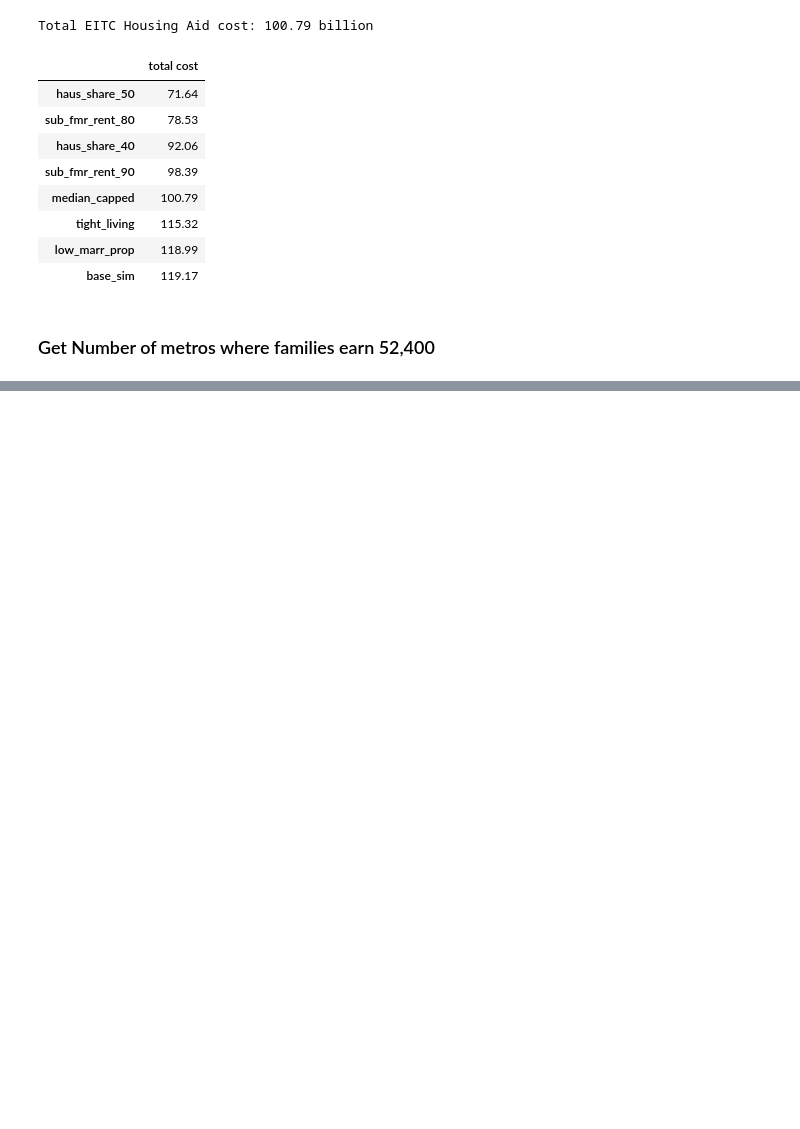
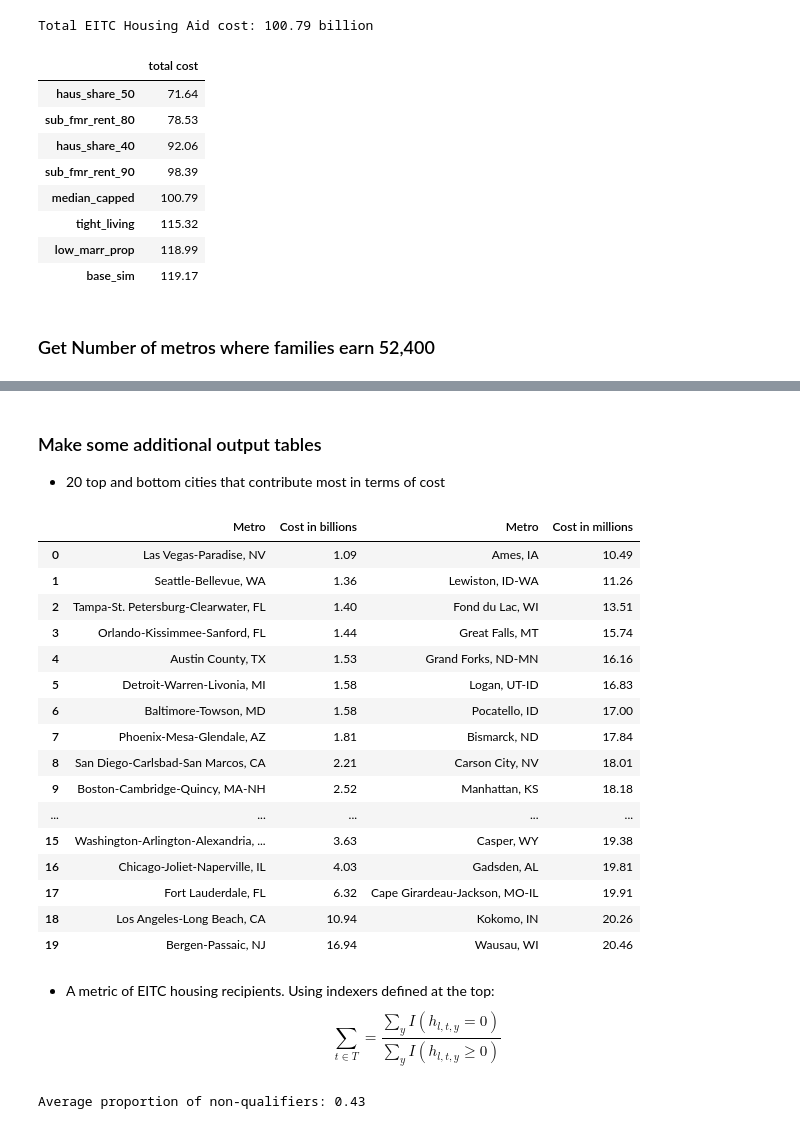
Before and after one commit to kiwiPhrases/EITChousing, a Jupyter notebook: EITC Housing Aid Cost Estimation multi.ipynb, the cells around one changed output, grey strips where cells are left out. Drawn from its saved outputs; the diff is of its cells as text; code cells hidden in the pictures; blank space fills up the shorter version.

Commit message:
added tables

```diff
--- a/EITC Housing Aid Cost Estimation multi.ipynb
+++ b/EITC Housing Aid Cost Estimation multi.ipynb
@@ -46,7 +46,7 @@ import pandas as pd
 import numpy as np
 import numpy.ma as ma
 import re
-data_path = "C:/Users/SpiffyApple/Documents/USC/RaphaelBostic"
+data_path = "C:/Users/SpiffyApple/Documents/USC/RaphaelBostic/EITChousing"
 output_container = {}
 # %%
 #################################################################
@@ -470,10 +470,10 @@ X.fillna(comparison, inplace=True)
 # %%
 ##################################################################
 ############### aggregate aid and filers #########################
-disaggregated =np.multiply(C_2D, X)
+disaggregated_med =np.multiply(C_2D, X)
 
 #summing once gives us metro-level totals -> summing that gives us total
-output_container['median_capped'] = disaggregated.sum(axis=1).sum()
+output_container['median_capped'] = disaggregated_med.sum(axis=1).sum()
 # %%
 print("Total EITC Housing Aid cost: %.2f billion" %(output_container['median_capped']/1e9))
 # %% [output]
@@ -505,0 +516,42 @@ fmr_o.loc[expens_cbsas].Areaname
+# %% [markdown]
+### Make some additional output tables
+- 20 top and bottom cities that contribute most in terms of cost
+# %%
+##make the top 20 and bottom 20 table of expenditures
+cost_per_metro = disaggregated.sum(axis=1).unstack(level=0).sum(axis=1).sort_values()
+# %%
+bottom_20_cbsa = cost_per_metro.iloc[:20].index
+bottom_20_costs = pd.concat([fmr_o.loc[bottom_20_cbsa].Areaname, cost_per_metro.iloc[:20]],axis=1)
+bottom_20_costs.columns = ['Metro','Cost']
+bottom_20_costs.Cost =(bottom_20_costs.Cost/1e6).round(2)
+bottom_20_costs.rename(columns = {'Cost':"Cost in millions"},inplace=True)
+# %%
+top_20_cbsa = cost_per_metro.iloc[-20:].index
+top_20_costs = pd.concat([fmr_o.loc[top_20_cbsa].Areaname, cost_per_metro.iloc[-20:]],axis=1)
+top_20_costs.columns = ['Metro','Cost']
+top_20_costs.Cost = (top_20_costs.Cost/1e9).round(2)
+top_20_costs.rename(columns = {'Cost':"Cost in billions"},inplace=True)
+pd.concat([top_20_costs.reset_index(drop=True),bottom_20_costs.reset_index(drop=True)],axis=1)
+# %% [output]
+|  | Metro | Cost in billions | Metro | Cost in millions |
+| 0 | Las Vegas-Paradise, NV | 1.09 | Ames, IA | 10.49 |
+| 1 | Seattle-Bellevue, WA | 1.36 | Lewiston, ID-WA | 11.26 |
+| 2 | Tampa-St. Petersburg-Clearwater, FL | 1.40 | Fond du Lac, WI | 13.51 |
+| 3 | Orlando-Kissimmee-Sanford, FL | 1.44 | Great Falls, MT | 15.74 |
+| 4 | Austin County, TX | 1.53 | Grand Forks, ND-MN | 16.16 |
+| 5 | Detroit-Warren-Livonia, MI | 1.58 | Logan, UT-ID | 16.83 |
+| 6 | Baltimore-Towson, MD | 1.58 | Pocatello, ID | 17.00 |
+| 7 | Phoenix-Mesa-Glendale, AZ | 1.81 | Bismarck, ND | 17.84 |
+| 8 | San Diego-Carlsbad-San Marcos, CA | 2.21 | Carson City, NV | 18.01 |
+| 9 | Boston-Cambridge-Quincy, MA-NH | 2.52 | Manhattan, KS | 18.18 |
+| ... | ... | ... | ... | ... |
+| 15 | Washington-Arlington-Alexandria, ... | 3.63 | Casper, WY | 19.38 |
+| 16 | Chicago-Joliet-Naperville, IL | 4.03 | Gadsden, AL | 19.81 |
+| 17 | Fort Lauderdale, FL | 6.32 | Cape Girardeau-Jackson, MO-IL | 19.91 |
+| 18 | Los Angeles-Long Beach, CA | 10.94 | Kokomo, IN | 20.26 |
+| 19 | Bergen-Passaic, NJ | 16.94 | Wausau, WI | 20.46 |
+# %% [markdown]
+- A metric of EITC housing recipients. Using indexers defined at the top:
+$$
+\sum_{t\in T} = \frac { \sum_y I(h_{l,t,y}=0) }{ \sum_y I(h_{l,t,y} \geq 0 ) }
+$$
@@ -505,0 +560,6 @@ fmr_o.loc[expens_cbsas].Areaname
+# %%
+non_receivers = 1-(np.divide(yes_numbers,C_2D).fillna(0).sum(axis=1)/8).unstack(level=0).sum(axis=1)/10
+non_receivers.sort_values(inplace=True)
+print("Average proportion of non-qualifiers: %.02f" %non_receivers.mean())
+# %% [output]
+Average proportion of non-qualifiers: 0.43
```
Also changed, not shown: parts of 7 cells of this notebook.
